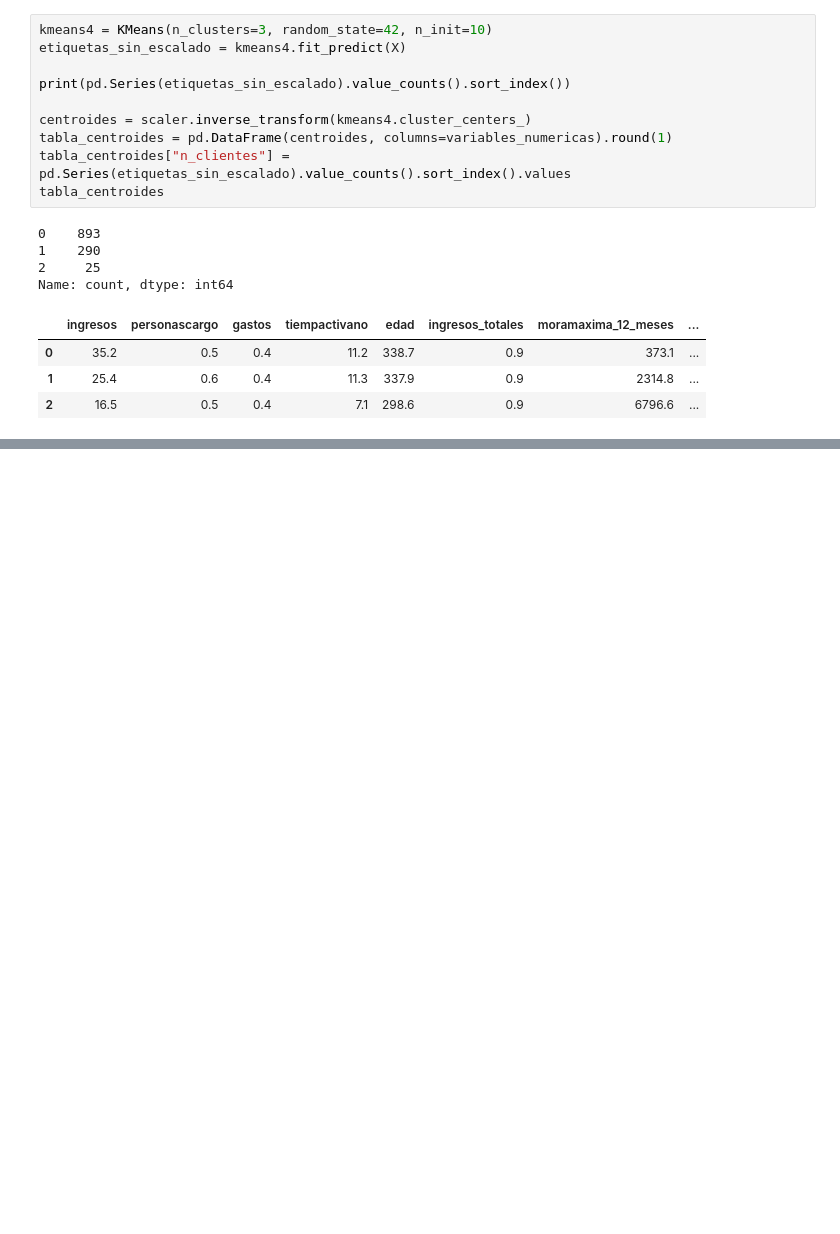
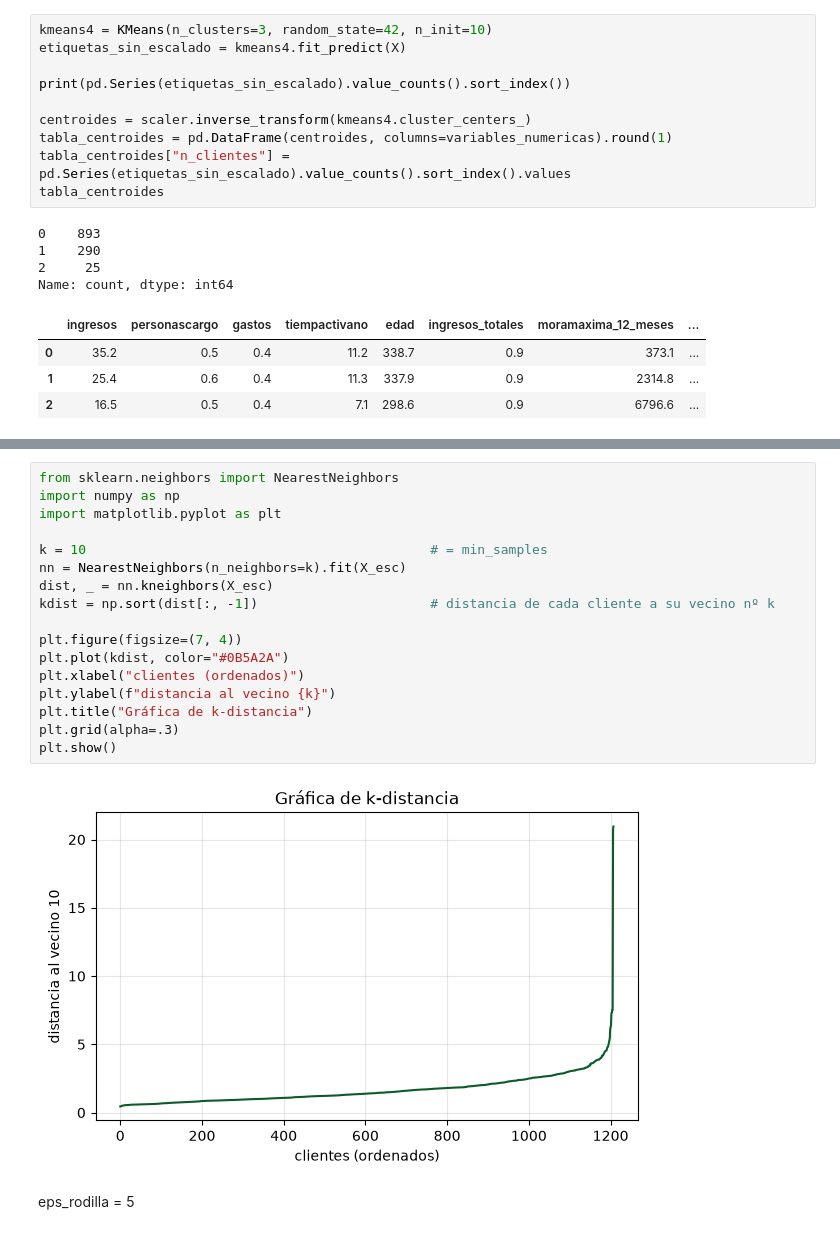
Before and after one commit to VelasquezG/TallerIA, a Jupyter notebook: TallerIAColab.ipynb, the cells around one changed output, grey strips where cells are left out. Drawn from its saved outputs; the diff is of its cells as text; blank space fills up the shorter version.

```diff
--- a/TallerIAColab.ipynb
+++ b/TallerIAColab.ipynb
@@ -1192,0 +1206,21 @@ Name: count, dtype: int64
+# %%
+from sklearn.neighbors import NearestNeighbors
+import numpy as np
+import matplotlib.pyplot as plt
+
+k = 10                                            # = min_samples
+nn = NearestNeighbors(n_neighbors=k).fit(X_esc)
+dist, _ = nn.kneighbors(X_esc)
+kdist = np.sort(dist[:, -1])                      # distancia de cada cliente a su vecino nº k
+
+plt.figure(figsize=(7, 4))
+plt.plot(kdist, color="#0B5A2A")
+plt.xlabel("clientes (ordenados)")
+plt.ylabel(f"distancia al vecino {k}")
+plt.title("Gráfica de k-distancia")
+plt.grid(alpha=.3)
+plt.show()
+# %% [output]
+[figure, added]
+# %% [markdown]
+eps_rodilla = 5
```
Also changed, not shown: parts of 9 cells of this notebook.
